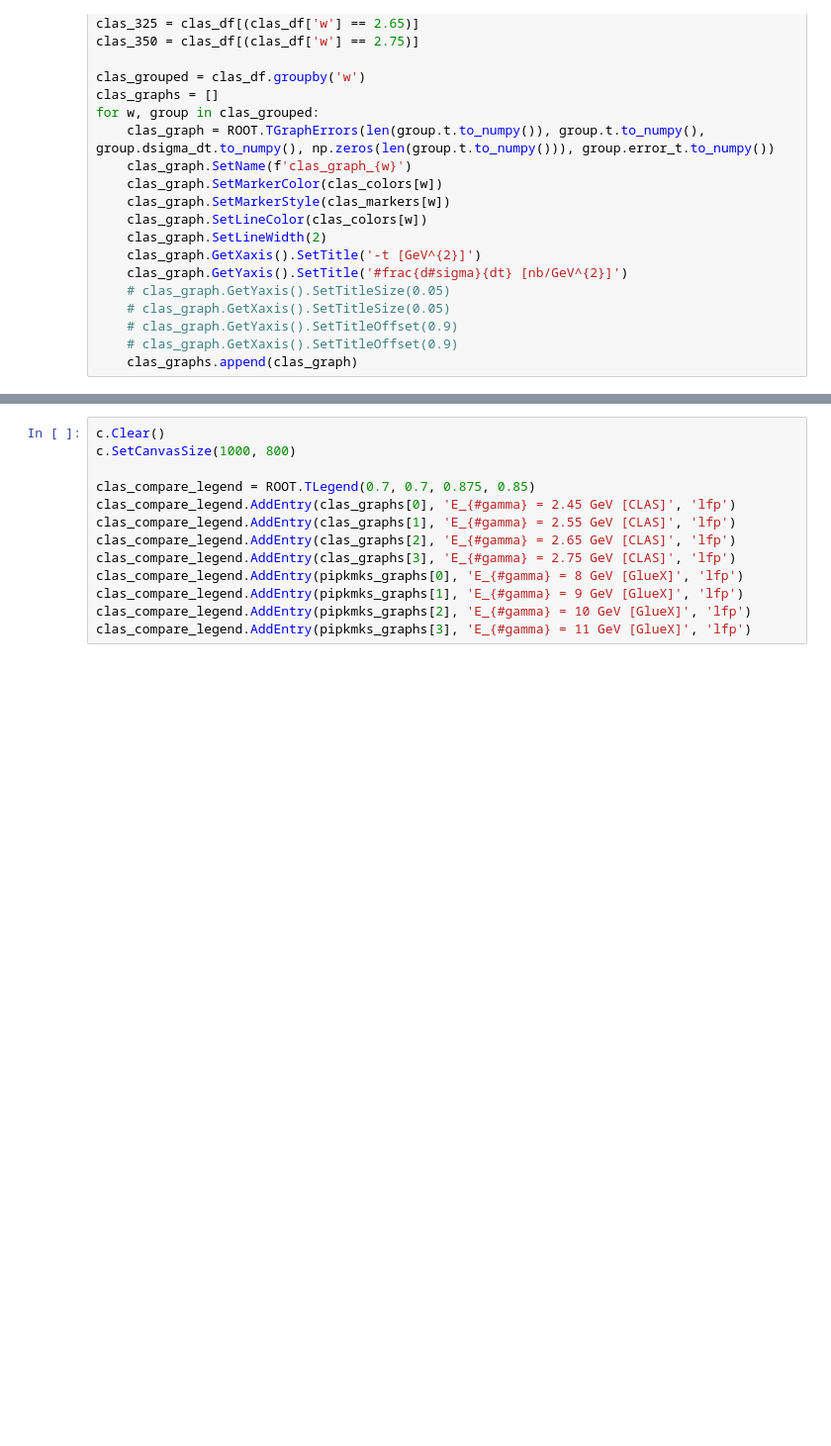
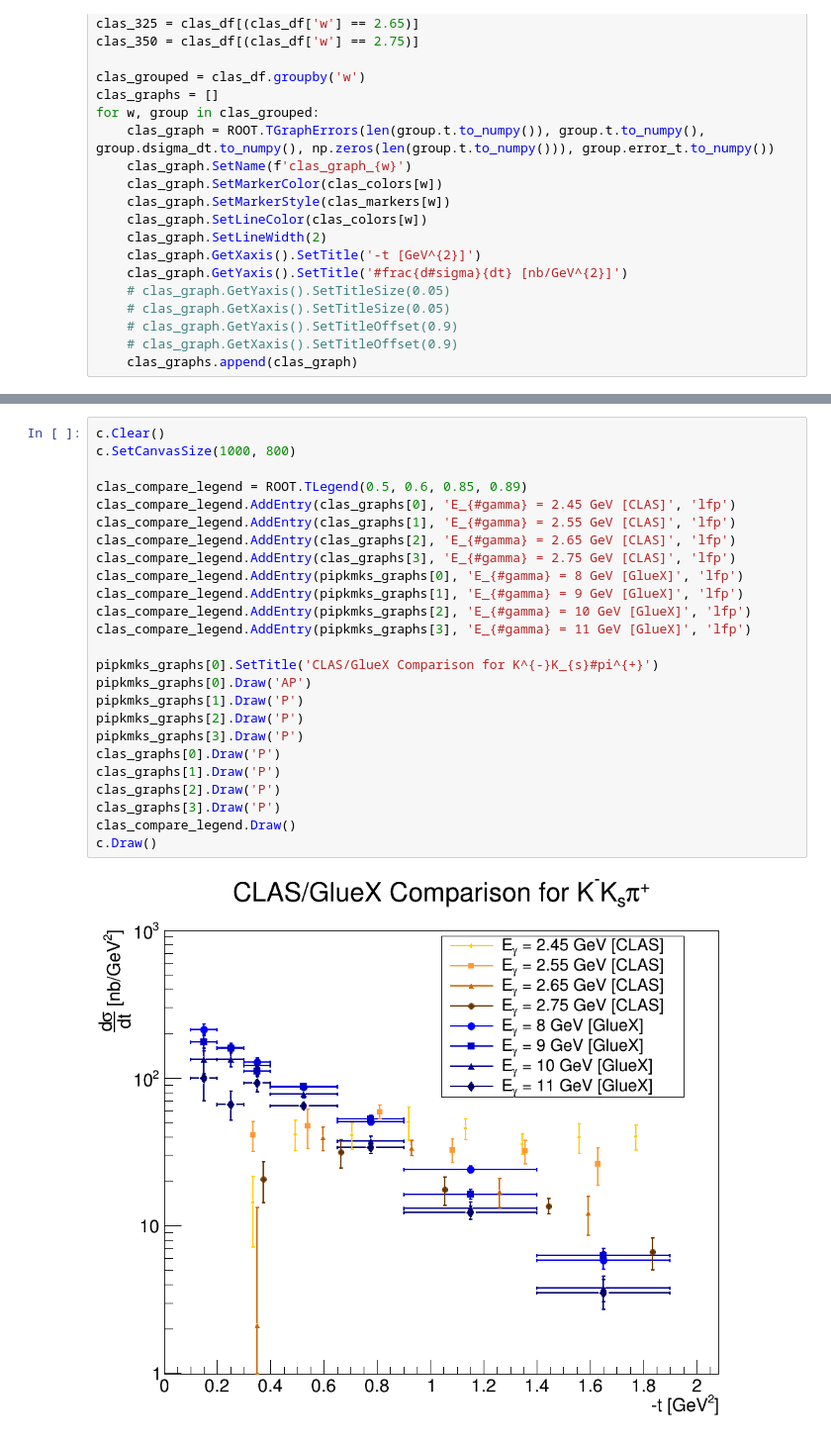
Before and after one commit to tylerviducic/gluex, a Jupyter notebook: scripts/crosssection/draw_cross_section_pol2.ipynb, the cells around one changed output, grey strips where cells are left out. Shown at 99% size. Drawn from its saved outputs; the diff is of its cells as text; blank space fills up the shorter version.

```diff
--- a/scripts/crosssection/draw_cross_section_pol2.ipynb
+++ b/scripts/crosssection/draw_cross_section_pol2.ipynb
@@ -242,13 +242,27 @@ c.Draw()
 # %%
 c.Clear()
 c.SetCanvasSize(1000, 800)
 
-clas_compare_legend = ROOT.TLegend(0.7, 0.7, 0.875, 0.85)
+clas_compare_legend = ROOT.TLegend(0.5, 0.6, 0.85, 0.89)
 clas_compare_legend.AddEntry(clas_graphs[0], 'E_{#gamma} = 2.45 GeV [CLAS]', 'lfp')
 clas_compare_legend.AddEntry(clas_graphs[1], 'E_{#gamma} = 2.55 GeV [CLAS]', 'lfp')
 clas_compare_legend.AddEntry(clas_graphs[2], 'E_{#gamma} = 2.65 GeV [CLAS]', 'lfp')
 clas_compare_legend.AddEntry(clas_graphs[3], 'E_{#gamma} = 2.75 GeV [CLAS]', 'lfp')
 clas_compare_legend.AddEntry(pipkmks_graphs[0], 'E_{#gamma} = 8 GeV [GlueX]', 'lfp')
 clas_compare_legend.AddEntry(pipkmks_graphs[1], 'E_{#gamma} = 9 GeV [GlueX]', 'lfp')
 clas_compare_legend.AddEntry(pipkmks_graphs[2], 'E_{#gamma} = 10 GeV [GlueX]', 'lfp')
 clas_compare_legend.AddEntry(pipkmks_graphs[3], 'E_{#gamma} = 11 GeV [GlueX]', 'lfp')
+
+pipkmks_graphs[0].SetTitle('CLAS/GlueX Comparison for K^{-}K_{s}#pi^{+}')
+pipkmks_graphs[0].Draw('AP')
+pipkmks_graphs[1].Draw('P')
+pipkmks_graphs[2].Draw('P')
+pipkmks_graphs[3].Draw('P')
+clas_graphs[0].Draw('P')
+clas_graphs[1].Draw('P')
+clas_graphs[2].Draw('P')
+clas_graphs[3].Draw('P')
+clas_compare_legend.Draw()
+c.Draw()
+# %% [output]
+[figure, added]
```
Also changed, not shown: parts of 5 cells of this notebook.
